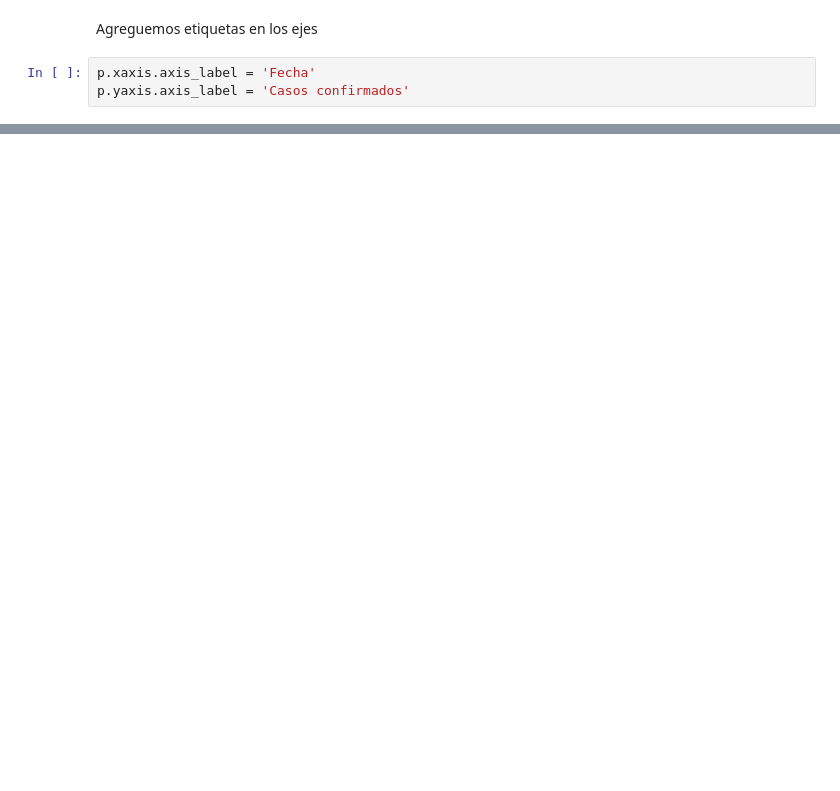
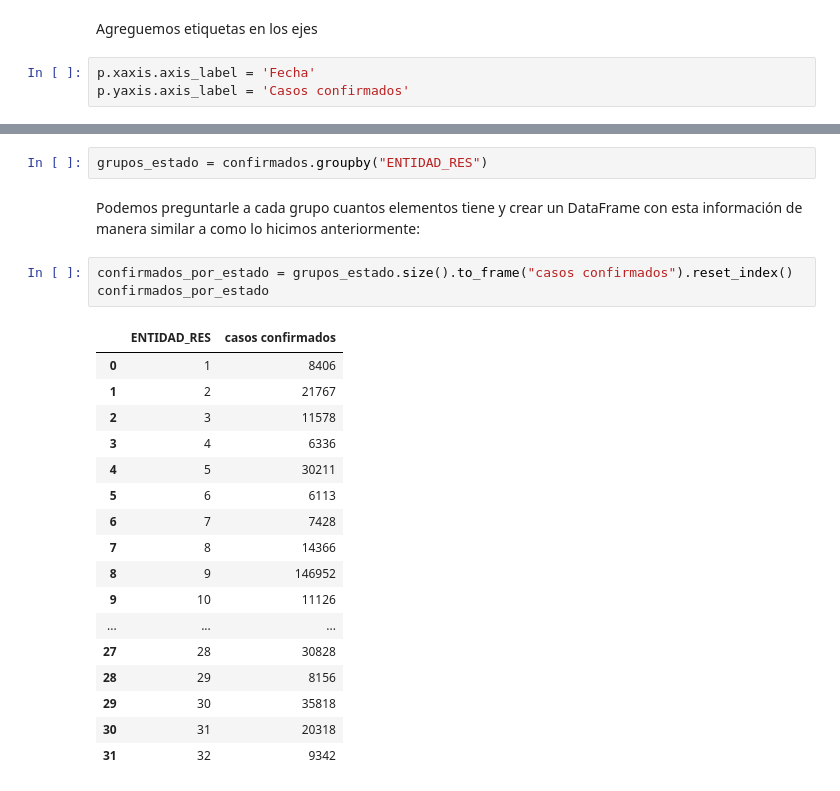
Before and after one commit to irvingfisica/taller01, a Jupyter notebook: taller_python.ipynb, the cells around one changed output, grey strips where cells are left out. Drawn from its saved outputs; the diff is of its cells as text; blank space fills up the shorter version.

Commit message:
grafica por estado

```diff
--- a/taller_python.ipynb
+++ b/taller_python.ipynb
@@ -692,0 +717,25 @@ bpl.show(p)
+# %%
+grupos_estado = confirmados.groupby("ENTIDAD_RES")
+# %% [markdown]
+Podemos preguntarle a cada grupo cuantos elementos tiene y crear un DataFrame con esta información de manera similar a como lo hicimos anteriormente:
+# %%
+confirmados_por_estado = grupos_estado.size().to_frame("casos confirmados").reset_index()
+confirmados_por_estado
+# %% [output]
+|  | ENTIDAD_RES | casos confirmados |
+| 0 | 1 | 8406 |
+| 1 | 2 | 21767 |
+| 2 | 3 | 11578 |
+| 3 | 4 | 6336 |
+| 4 | 5 | 30211 |
+| 5 | 6 | 6113 |
+| 6 | 7 | 7428 |
+| 7 | 8 | 14366 |
+| 8 | 9 | 146952 |
+| 9 | 10 | 11126 |
+| ... | ... | ... |
+| 27 | 28 | 30828 |
+| 28 | 29 | 8156 |
+| 29 | 30 | 35818 |
+| 30 | 31 | 20318 |
+| 31 | 32 | 9342 |
```
Also changed, not shown: parts of 26 cells of this notebook, 2 other files.
